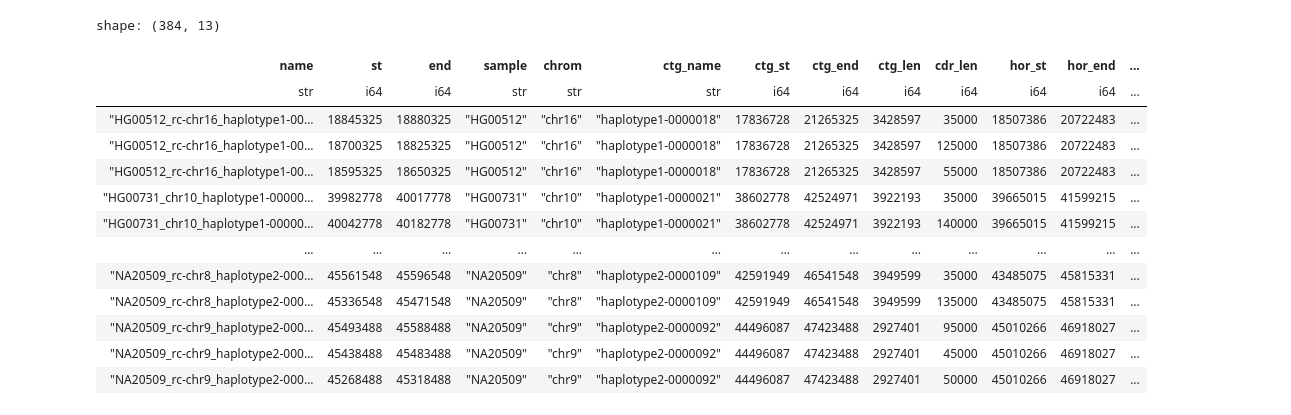
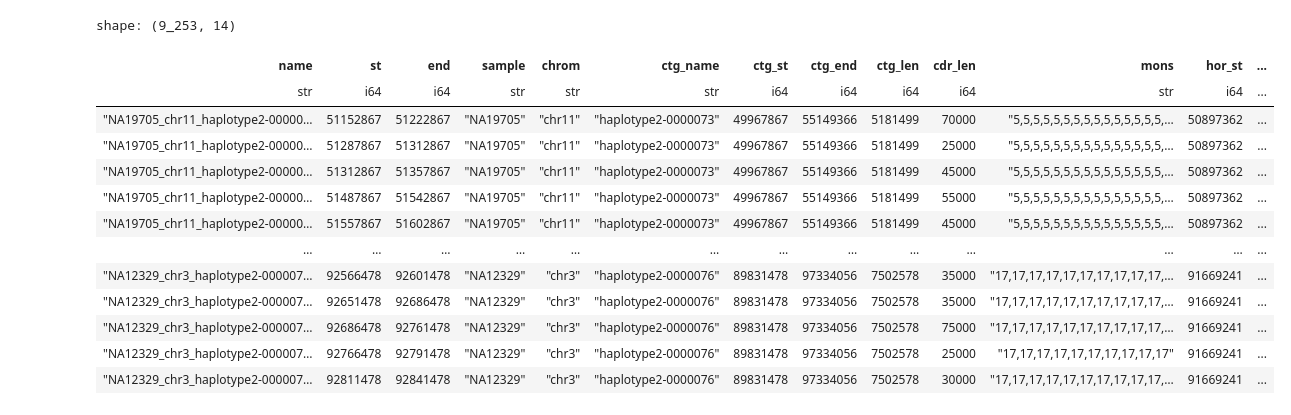
Before and after one commit to koisland/cdr-analysis, a Jupyter notebook: relative_pos.ipynb, the cells around one changed output. Cells and saved outputs as stored; diff of their text form; code cells hidden in the pictures.

```diff
--- a/relative_pos.ipynb
+++ b/relative_pos.ipynb
@@ -86,3 +88,14 @@ def extract_ctg_coords(df: pl.DataFrame) -> pl.DataFrame:
         .with_columns(ctg_len=pl.col("ctg_end") - pl.col("ctg_st"))
         .collect()
     )
+# %%
+df_stv = pl.read_csv(
+    stv_bed,
+    has_header=False,
+    separator="\t",
+    new_columns=["chrom", "st", "end", "hor", "score", "ort", "tst", "tend", "rgb"],
+)
+itvs_stv = defaultdict(IntervalTree)
+for r in df_stv.iter_rows(named=True):
+    itvs_stv[r["chrom"]].add(Interval(r["st"], r["end"], r["hor"]))
+df_stv
@@ -106,11 +136,10 @@ shape: (1_034, 10)
 # %%
 df_hor_lens = (
-    extract_ctg_coords(pl.read_csv(lens_tsv, new_columns=["name", "st", "end", "len"], separator="\t"))
+    extract_ctg_coords(
+        pl.read_csv(lens_tsv, new_columns=["name", "st", "end", "len"], separator="\t")
+    )
     .group_by(["name", "sample", "chrom", "ctg_name"])
     .agg(pl.col("st").min(), pl.col("end").max(), pl.col("len").sum())
-    .join(df_suppl, on=["sample", "ctg_name"])
-    .filter((pl.col("incorrect") == 0) & (pl.col("missed") == 0))
-    .drop("total", "correct", "partial", "incorrect", "missed")
     .sort("name")
     .with_columns(pl.col("chrom").str.replace("rc-", ""))
 )
@@ -133,10 +162,9 @@ shape: (177, 7)
 # %%
 df_cdrs = (
-    extract_ctg_coords(pl.read_csv(cdr_bed, new_columns=["name", "st", "end"], separator="\t"))
-    .join(df_suppl, on=["sample", "ctg_name"])
-    .filter((pl.col("incorrect") == 0) & (pl.col("missed") == 0))
+    extract_ctg_coords(
+        pl.read_csv(cdr_bed, new_columns=["name", "st", "end"], separator="\t")
+    )
     .with_columns(cdr_len=pl.col("end") - pl.col("st"))
-    .drop("total", "correct", "partial", "incorrect", "missed")
     .sort("name")
     .with_columns(pl.col("chrom").str.replace("rc-", ""))
 )
@@ -160,0 +187,14 @@ assert df_hor_lens["name"].unique().len() == df_cdrs["name"].unique().len()
+# %%
+# Let's try for violin plot.
+stv_rows = []
+for grp, df_grp in df_cdrs.group_by("name"):
+    grp = grp[0]
+    for cdr_row in df_grp.iter_rows(named=True):
+        st, end = cdr_row["st"], cdr_row["end"]
+        stv_ovl = itvs_stv[grp].overlap(st, end)
+        # Calculate monomer number.
+        stv_ovl_mon = ','.join(str(round(max(itv.length() / 170, 1))) for itv in stv_ovl)
+        stv_rows.append((grp, st, end, stv_ovl_mon))
+
+df_cdr_stv_ovl = pl.DataFrame(stv_rows, schema=["name", "st", "end", "mons"], orient="row")
+df_cdr_stv_ovl
@@ -161,26 +236,27 @@ assert df_hor_lens["name"].unique().len() == df_cdrs["name"].unique().len()
 # %%
 df_final = (
     df_cdrs
+    .join(df_cdr_stv_ovl, on=["name", "st", "end"])
     .join(df_hor_lens, on=["sample", "chrom", "ctg_name"])
-    .drop(["name_right", "ctg_st_right", "ctg_end_right", "ctg_len_right"])
+    .drop(["name_right"])
     .rename({"st_right": "hor_st", "end_right": "hor_end", "len": "hor_len"})
 )
 df_final
 # %% [output]
-shape: (384, 13)
+shape: (9_253, 14)
-| name | st | end | sample | chrom | ctg_name | ctg_st | ctg_end | ctg_len | cdr_len | hor_st | hor_end | ... |
-| str | i64 | i64 | str | str | str | i64 | i64 | i64 | i64 | i64 | i64 | ... |
-| "HG00512_rc-chr16_haplotype1-00… | 18845325 | 18880325 | "HG00512" | "chr16" | "haplotype1-0000018" | 17836728 | 21265325 | 3428597 | 35000 | 18507386 | 20722483 | ... |
-| "HG00512_rc-chr16_haplotype1-00… | 18700325 | 18825325 | "HG00512" | "chr16" | "haplotype1-0000018" | 17836728 | 21265325 | 3428597 | 125000 | 18507386 | 20722483 | ... |
-| "HG00512_rc-chr16_haplotype1-00… | 18595325 | 18650325 | "HG00512" | "chr16" | "haplotype1-0000018" | 17836728 | 21265325 | 3428597 | 55000 | 18507386 | 20722483 | ... |
-| "HG00731_chr10_haplotype1-00000… | 39982778 | 40017778 | "HG00731" | "chr10" | "haplotype1-0000021" | 38602778 | 42524971 | 3922193 | 35000 | 39665015 | 41599215 | ... |
-| "HG00731_chr10_haplotype1-00000… | 40042778 | 40182778 | "HG00731" | "chr10" | "haplotype1-0000021" | 38602778 | 42524971 | 3922193 | 140000 | 39665015 | 41599215 | ... |
+| name | st | end | sample | chrom | ctg_name | ctg_st | ctg_end | ctg_len | cdr_len | mons | hor_st | ... |
+| str | i64 | i64 | str | str | str | i64 | i64 | i64 | i64 | str | i64 | ... |
+| "NA19705_chr11_haplotype2-00000… | 51152867 | 51222867 | "NA19705" | "chr11" | "haplotype2-0000073" | 49967867 | 55149366 | 5181499 | 70000 | "5,5,5,5,5,5,5,5,5,5,5,5,5,5,5,… | 50897362 | ... |
+| "NA19705_chr11_haplotype2-00000… | 51287867 | 51312867 | "NA19705" | "chr11" | "haplotype2-0000073" | 49967867 | 55149366 | 5181499 | 25000 | "5,5,5,5,5,5,5,5,5,5,5,5,5,5,5,… | 50897362 | ... |
+| "NA19705_chr11_haplotype2-00000… | 51312867 | 51357867 | "NA19705" | "chr11" | "haplotype2-0000073" | 49967867 | 55149366 | 5181499 | 45000 | "5,5,5,5,5,5,5,5,5,5,5,5,5,5,5,… | 50897362 | ... |
+| "NA19705_chr11_haplotype2-00000… | 51487867 | 51542867 | "NA19705" | "chr11" | "haplotype2-0000073" | 49967867 | 55149366 | 5181499 | 55000 | "5,5,5,5,5,5,5,5,5,5,5,5,5,5,5,… | 50897362 | ... |
+| "NA19705_chr11_haplotype2-00000… | 51557867 | 51602867 | "NA19705" | "chr11" | "haplotype2-0000073" | 49967867 | 55149366 | 5181499 | 45000 | "5,5,5,5,5,5,5,5,5,5,5,5,5,5,5,… | 50897362 | ... |
 | … | … | … | … | … | … | … | … | … | … | … | … | ... |
-| "NA20509_rc-chr8_haplotype2-000… | 45561548 | 45596548 | "NA20509" | "chr8" | "haplotype2-0000109" | 42591949 | 46541548 | 3949599 | 35000 | 43485075 | 45815331 | ... |
-| "NA20509_rc-chr8_haplotype2-000… | 45336548 | 45471548 | "NA20509" | "chr8" | "haplotype2-0000109" | 42591949 | 46541548 | 3949599 | 135000 | 43485075 | 45815331 | ... |
-| "NA20509_rc-chr9_haplotype2-000… | 45493488 | 45588488 | "NA20509" | "chr9" | "haplotype2-0000092" | 44496087 | 47423488 | 2927401 | 95000 | 45010266 | 46918027 | ... |
-| "NA20509_rc-chr9_haplotype2-000… | 45438488 | 45483488 | "NA20509" | "chr9" | "haplotype2-0000092" | 44496087 | 47423488 | 2927401 | 45000 | 45010266 | 46918027 | ... |
-| "NA20509_rc-chr9_haplotype2-000… | 45268488 | 45318488 | "NA20509" | "chr9" | "haplotype2-0000092" | 44496087 | 47423488 | 2927401 | 50000 | 45010266 | 46918027 | ... |
+| "NA12329_chr3_haplotype2-000007… | 92566478 | 92601478 | "NA12329" | "chr3" | "haplotype2-0000076" | 89831478 | 97334056 | 7502578 | 35000 | "17,17,17,17,17,17,17,17,17,17,… | 91669241 | ... |
+| "NA12329_chr3_haplotype2-000007… | 92651478 | 92686478 | "NA12329" | "chr3" | "haplotype2-0000076" | 89831478 | 97334056 | 7502578 | 35000 | "17,17,17,17,17,17,17,17,17,17,… | 91669241 | ... |
+| "NA12329_chr3_haplotype2-000007… | 92686478 | 92761478 | "NA12329" | "chr3" | "haplotype2-0000076" | 89831478 | 97334056 | 7502578 | 75000 | "17,17,17,17,17,17,17,17,17,17,… | 91669241 | ... |
+| "NA12329_chr3_haplotype2-000007… | 92766478 | 92791478 | "NA12329" | "chr3" | "haplotype2-0000076" | 89831478 | 97334056 | 7502578 | 25000 | "17,17,17,17,17,17,17,17,17,17" | 91669241 | ... |
+| "NA12329_chr3_haplotype2-000007… | 92811478 | 92841478 | "NA12329" | "chr3" | "haplotype2-0000076" | 89831478 | 97334056 | 7502578 | 30000 | "17,17,17,17,17,17,17,17,17,17,… | 91669241 | ... |
 # %%
 # ratio of cdr length / hor array length
 # by chr
```
Also changed, not shown: parts of 36 cells of this notebook, 10 other files.
